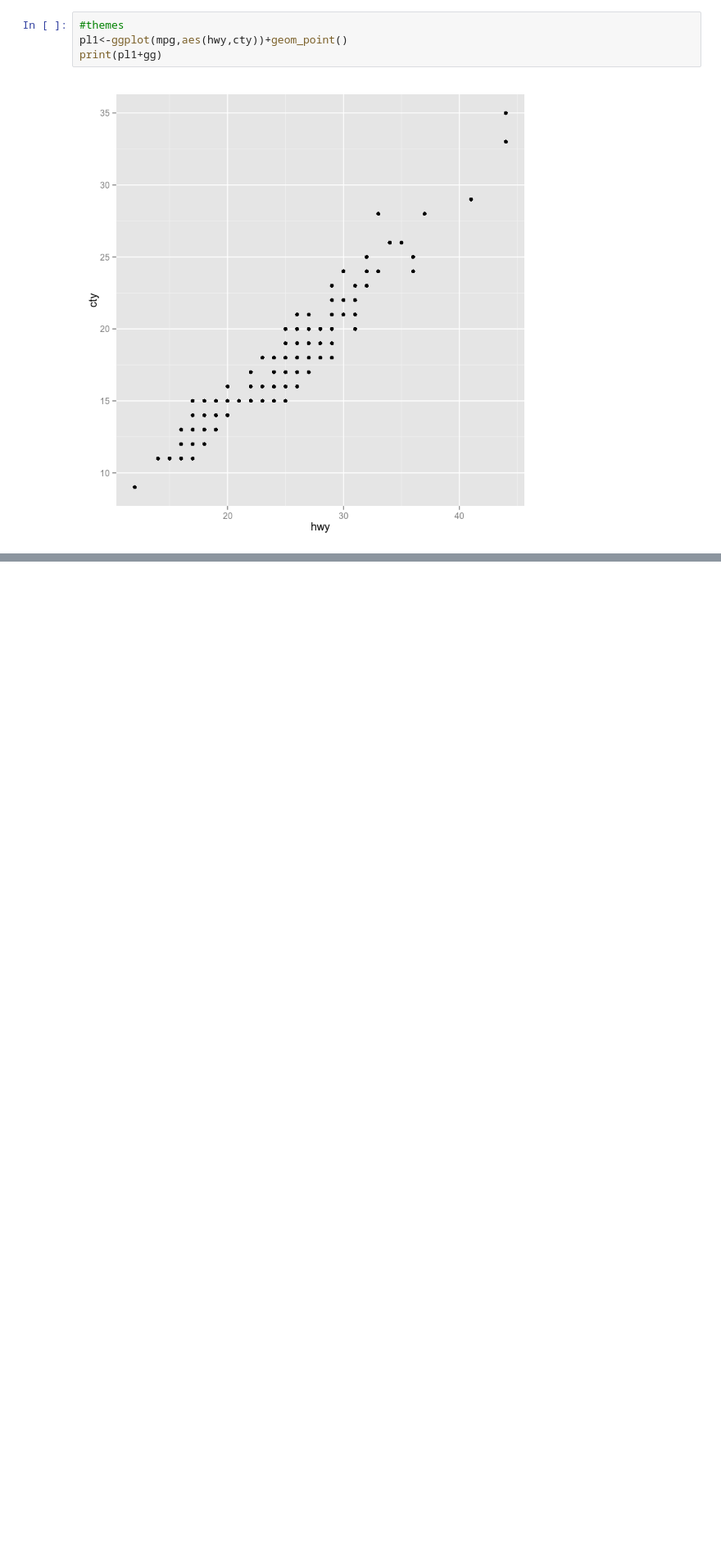
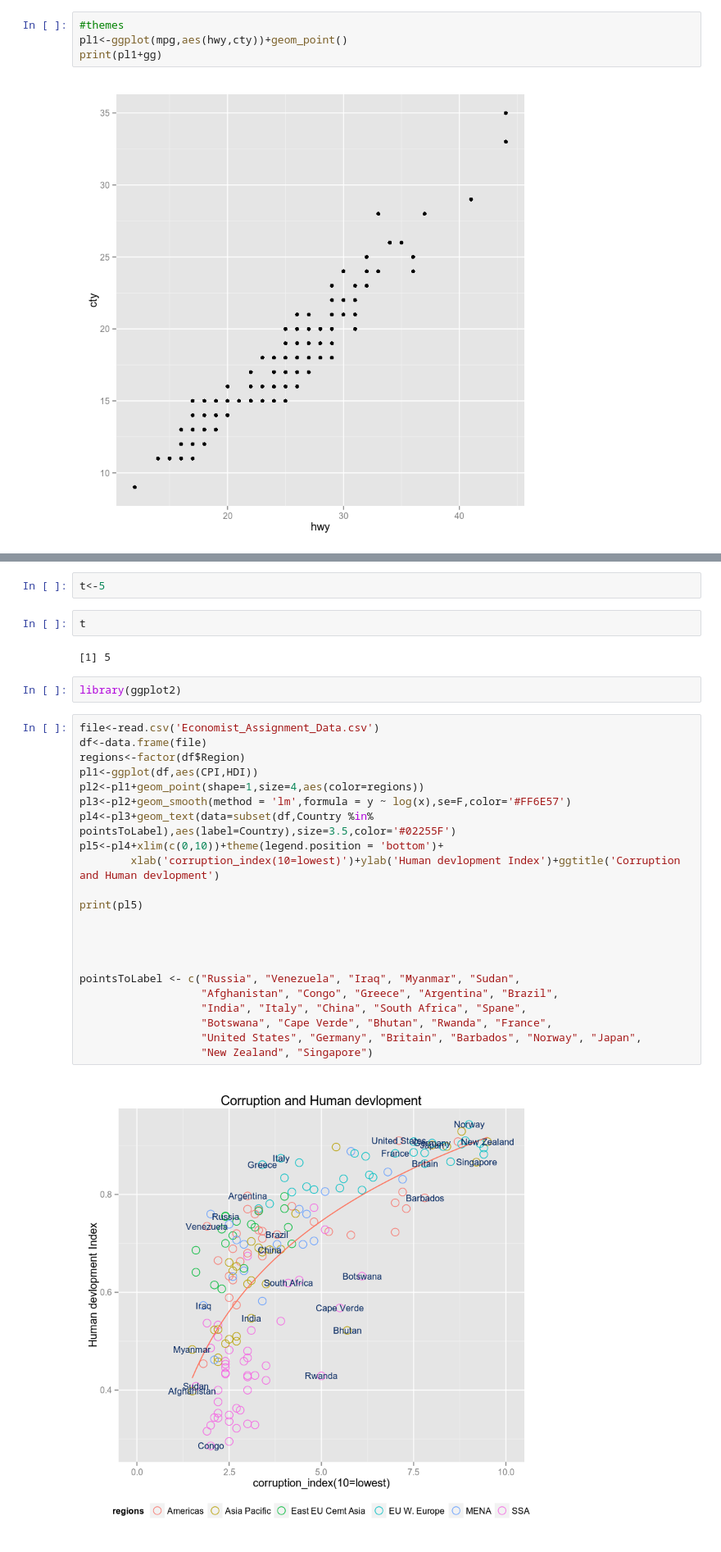
Before and after one commit to swainasish/learn, a Jupyter notebook: R_basic_udemy.ipynb, the cells around one changed output, grey strips where cells are left out. Shown at 82% size. Cells and saved outputs as stored; diff of their text form; blank space fills up the shorter version.

```diff
--- a/R_basic_udemy.ipynb
+++ b/R_basic_udemy.ipynb
@@ -555,0 +550,32 @@ head(mpg)
+# %%
+t<-5
+# %%
+t
+# %% [output]
+[1] 5
+# %%
+library(ggplot2)
+# %%
+file<-read.csv('Economist_Assignment_Data.csv')
+df<-data.frame(file)
+regions<-factor(df$Region)
+pl1<-ggplot(df,aes(CPI,HDI))
+pl2<-pl1+geom_point(shape=1,size=4,aes(color=regions))
+pl3<-pl2+geom_smooth(method = 'lm',formula = y ~ log(x),se=F,color='#FF6E57')
+pl4<-pl3+geom_text(data=subset(df,Country %in% pointsToLabel),aes(label=Country),size=3.5,color='#02255F')
+pl5<-pl4+xlim(c(0,10))+theme(legend.position = 'bottom')+
+        xlab('corruption_index(10=lowest)')+ylab('Human devlopment Index')+ggtitle('Corruption and Human devlopment')
+
+print(pl5)
+
+
+
+
+pointsToLabel <- c("Russia", "Venezuela", "Iraq", "Myanmar", "Sudan",
+                   "Afghanistan", "Congo", "Greece", "Argentina", "Brazil",
+                   "India", "Italy", "China", "South Africa", "Spane",
+                   "Botswana", "Cape Verde", "Bhutan", "Rwanda", "France",
+                   "United States", "Germany", "Britain", "Barbados", "Norway", "Japan",
+                   "New Zealand", "Singapore")
+# %% [output]
+[figure, added]
```
Also changed, not shown: parts of 3 cells of this notebook.
